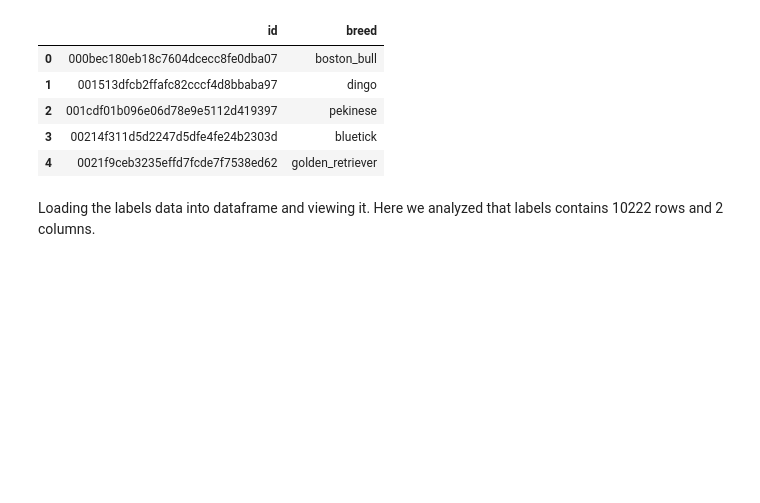
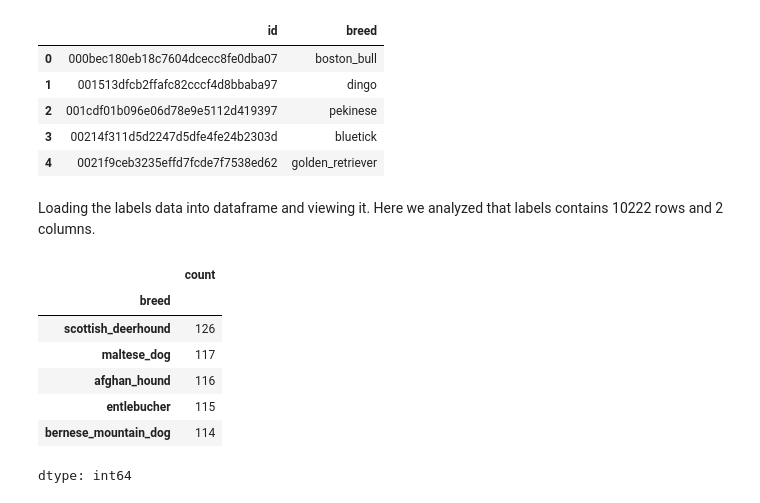
Before and after one commit to mahursh/DogBreedPrediction, a Jupyter notebook: DogBreedPredictionNotes.ipynb, the cells around one changed output. Saved outputs shown, nothing was run; the diff lists cells and outputs as text; code cells hidden in the pictures; blank space fills up the shorter version.

```diff
--- a/DogBreedPredictionNotes.ipynb
+++ b/DogBreedPredictionNotes.ipynb
@@ -130,3 +130,17 @@ labels_all.head()
 | 4 | 0021f9ceb3235effd7fcde7f7538ed62 | golden_retriever |
 # %% [markdown]
 Loading the labels data into dataframe and viewing it. Here we analyzed that labels contains 10222 rows and 2 columns.
+# %%
+# Visualize the number of each breeds
+breeds_all = labels_all["breed"]
+breed_counts = breeds_all.value_counts()
+breed_counts.head()
+# %% [output]
+|  | count |
+| breed |  |
+| scottish_deerhound | 126 |
+| maltese_dog | 117 |
+| afghan_hound | 116 |
+| entlebucher | 115 |
+| bernese_mountain_dog | 114 |
+dtype: int64
```
Also changed, not shown: parts of 2 cells of this notebook.
